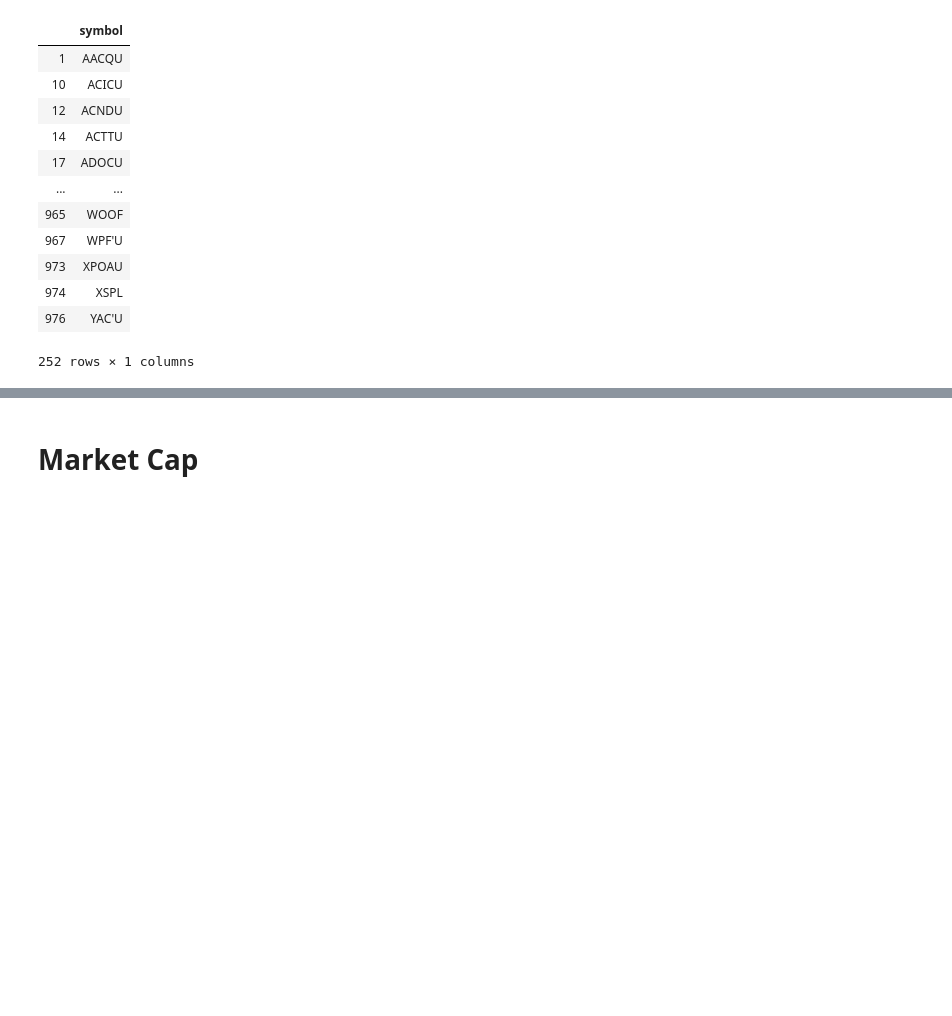
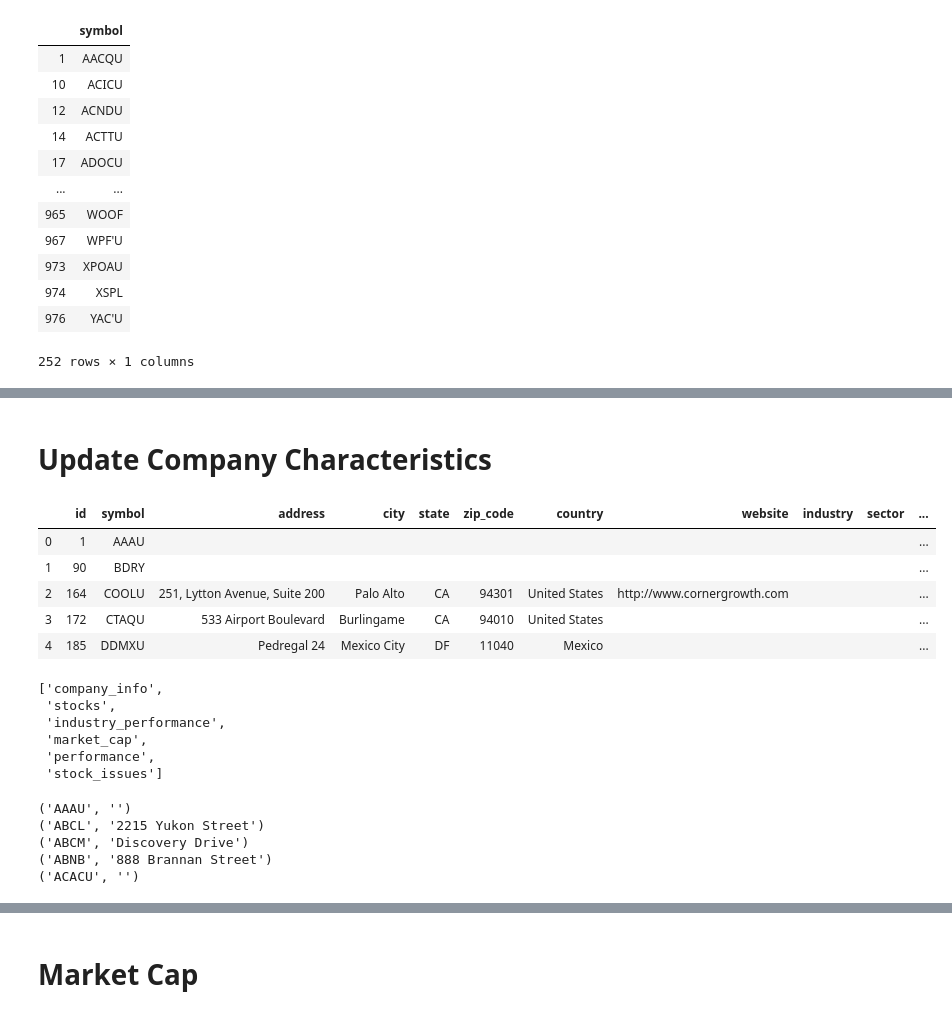
Before and after one commit to admiral810/IPO_tracker, a Jupyter notebook: get_IPO_data.ipynb, the cells around one changed output, grey strips where cells are left out. Saved outputs shown, nothing was run; the diff lists cells and outputs as text; code cells hidden in the pictures; blank space fills up the shorter version.

```diff
--- a/get_IPO_data.ipynb
+++ b/get_IPO_data.ipynb
@@ -728,3 +728,44 @@ comp_info_df.to_sql('company_info', con=engine, if_exists='append', index=False)
 #                                   ,index=[0]
 #                                   )
 # characteristics_df
+# %% [markdown]
+# Update Company Characteristics
+# %%
+# query characteristics with NULL or blank values for industry or sector
+engine = create_engine(f'mysql://{dbuser}:{dbpass}@{dbhost}/{dbname}?charset=utf8')
+connection = engine.connect()
+ci_limited_df = pd.read_sql("""
+                        SELECT *
+                        FROM company_info
+                        WHERE industry IS NULL
+                            OR industry = ''
+                            OR sector IS NULL
+                            OR sector = ''""", connection)
+connection.close()
+ci_limited_df.head()
+# %% [output]
+|  | id | symbol | address | city | state | zip_code | country | website | industry | sector | ... |
+| 0 | 1 | AAAU |  |  |  |  |  |  |  |  | ... |
+| 1 | 90 | BDRY |  |  |  |  |  |  |  |  | ... |
+| 2 | 164 | COOLU | 251, Lytton Avenue, Suite 200 | Palo Alto | CA | 94301 | United States | http://www.cornergrowth.com |  |  | ... |
+| 3 | 172 | CTAQU | 533 Airport Boulevard | Burlingame | CA | 94010 | United States |  |  |  | ... |
+| 4 | 185 | DDMXU | Pedregal 24 | Mexico City | DF | 11040 | Mexico |  |  |  | ... |
+# %%
+# create engine
+engine = create_engine(f'mysql://{dbuser}:{dbpass}@{dbhost}/{dbname}?charset=utf8')
+
+# Declare a Base using `automap_base()`
+Base = automap_base()
+
+# Use the Base class to reflect the database tables
+Base.prepare(engine, reflect=True)
+
+# Print all of the classes mapped to the Base
+Base.classes.keys()
+# %% [output]
+['company_info',
+ 'stocks',
+ 'industry_performance',
+ 'market_cap',
+ 'performance',
+ 'stock_issues']
@@ -730,0 +778,10 @@ comp_info_df.to_sql('company_info', con=engine, if_exists='append', index=False)
+# %%
+# Use the session to query company info table and display the first 5 symbols
+for r in session.query(Comp_Info.symbol, Comp_Info.address).limit(5).all():
+    print(r)
+# %% [output]
+('AAAU', '')
+('ABCL', '2215 Yukon Street')
+('ABCM', 'Discovery Drive')
+('ABNB', '888 Brannan Street')
+('ACACU', '')
```
Also changed, not shown: parts of 4 cells of this notebook, 3 other files.
